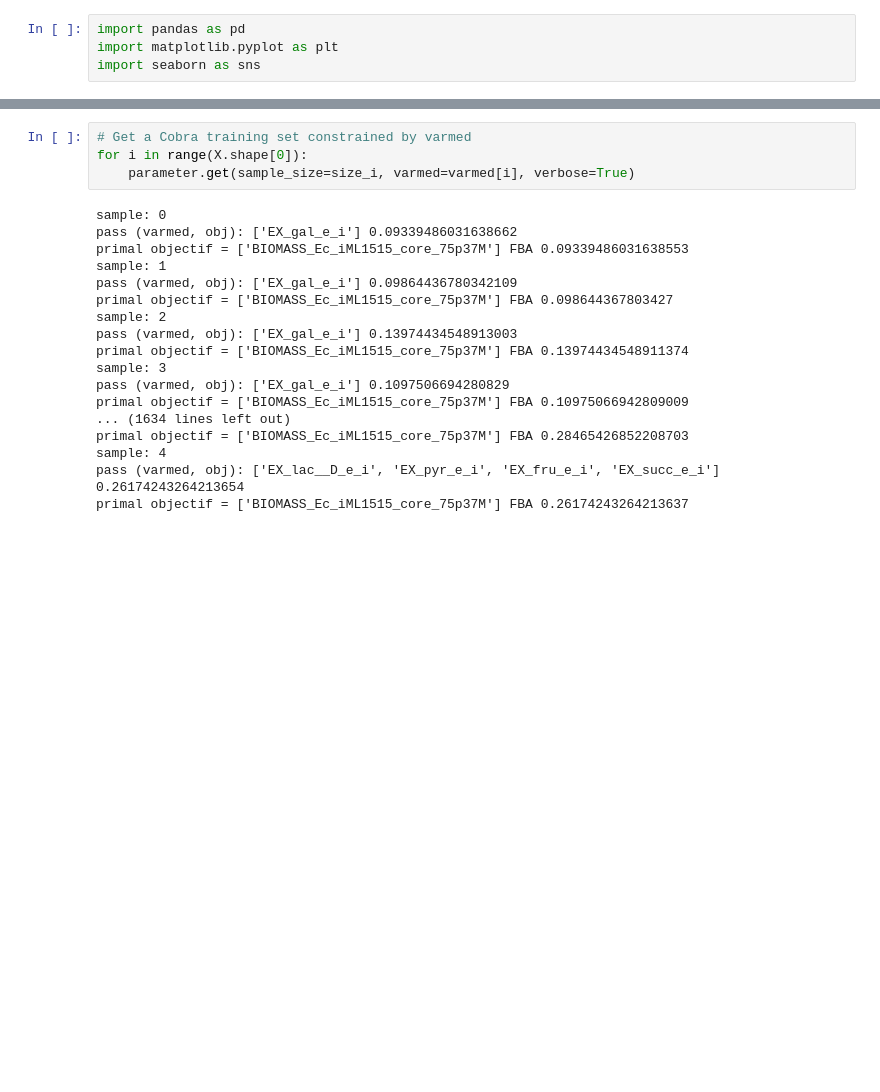
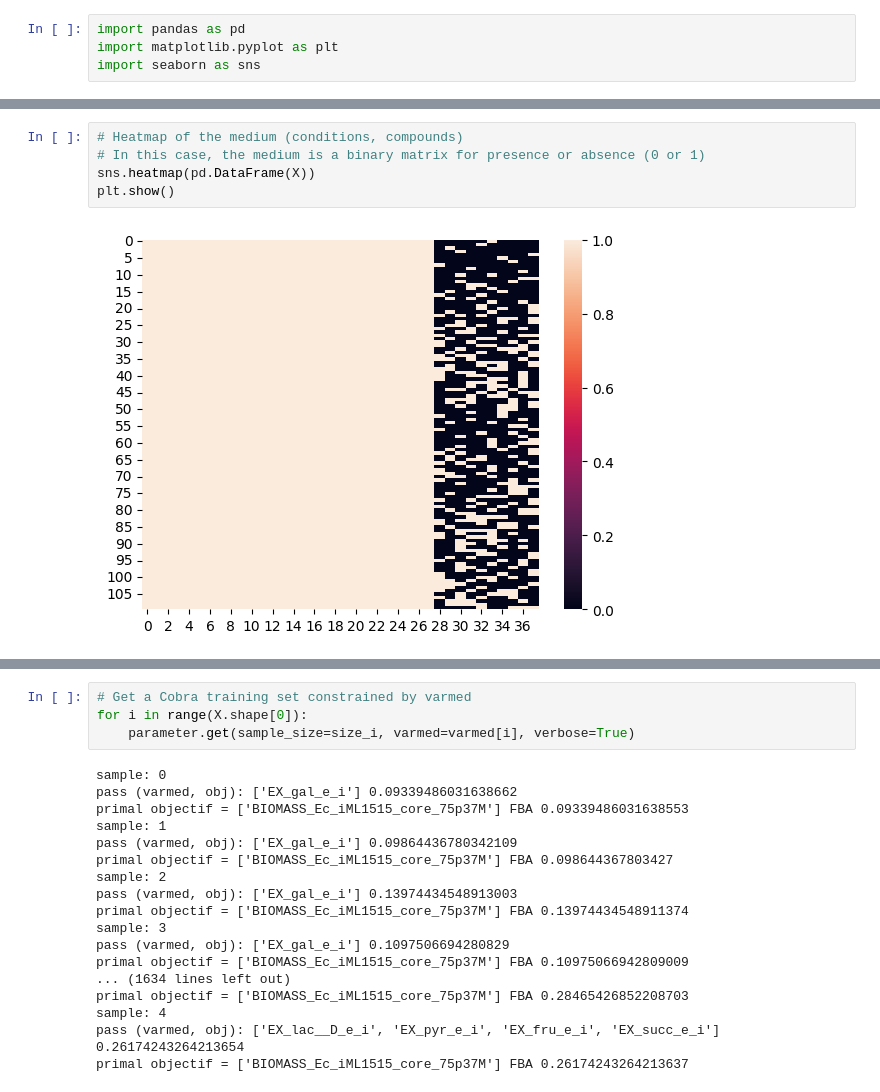
Before and after one commit to lyach/amn_release, a Jupyter notebook: Tutorial_Cmed.ipynb, the cells around one changed output, grey strips where cells are left out. Cells and saved outputs as stored; diff of their text form; blank space fills up the shorter version.

```diff
--- a/Tutorial_Cmed.ipynb
+++ b/Tutorial_Cmed.ipynb
@@ -196,0 +228,7 @@ measurements size:  3682
+# %%
+# Heatmap of the medium (conditions, compounds)
+# In this case, the medium is a binary matrix for presence or absence (0 or 1)
+sns.heatmap(pd.DataFrame(X))
+plt.show()
+# %% [output]
+[figure, added]
```
Also changed, not shown: parts of 18 cells of this notebook, 3 other files.
